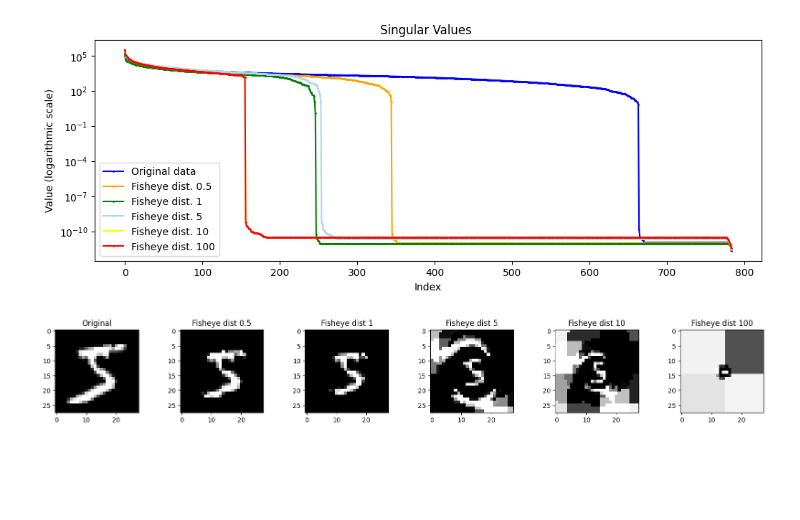
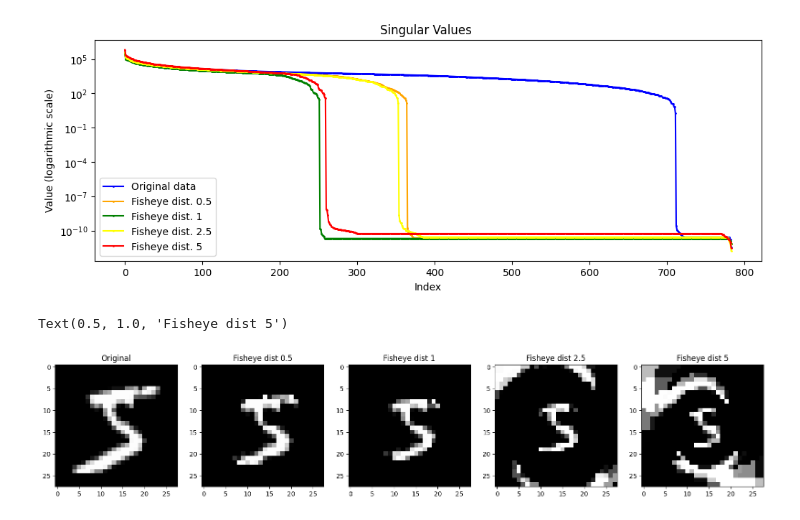
Before and after one commit to jlpercy/DimensionReductionMNIST, a Jupyter notebook: fisheye_transform.ipynb, the cells around one changed output. Cells and saved outputs as stored; diff of their text form; code cells hidden in the pictures; blank space fills up the shorter version.

Commit message:
finish up fisheye transform, add images

```diff
--- a/fisheye_transform.ipynb
+++ b/fisheye_transform.ipynb
@@ -10,8 +10,7 @@ import pandas as pd
 from scipy.ndimage import center_of_mass
 from math import sqrt
 # %%
-(images, _), (_, _) = mnist.load_data()
-images = images[:10000,]
+(images, labels), (_, _) = mnist.load_data()
 images.shape
 
 flattened_images = images.reshape(images.shape[0], -1)
@@ -48,10 +52,10 @@ def fish(image, distortion_coefficient):
     return new_image.astype(np.uint8)
 # %%
-def perform_fisheye_transform(data, distortion):
+def perform_fisheye_transform(data, distortion, invert=False):
     new_images = []
     for i in range(data.shape[0]):
-        image = images[i, :, :].reshape((28, 28))
-        new_images.append(fish(image, distortion))
+        image = data[i, :, :].reshape((28, 28))
+        new_images.append(fish(image, distortion, invert))
     return np.array(new_images)
 # %%
 fisheye_0_5 = perform_fisheye_transform(images, 0.5)
@@ -60,14 +64,11 @@ flattened_fisheye_0_5 = fisheye_0_5.reshape(fisheye_0_5.shape[0], -1)
 fisheye_1 = perform_fisheye_transform(images, 1)
 flattened_fisheye_1 = fisheye_1.reshape(fisheye_1.shape[0], -1)
 
+fisheye_2_5 = perform_fisheye_transform(images, 2.5)
+flattened_fisheye_2_5 = fisheye_2_5.reshape(fisheye_2_5.shape[0], -1)
+
 fisheye_5 = perform_fisheye_transform(images, 5)
 flattened_fisheye_5 = fisheye_5.reshape(fisheye_5.shape[0], -1)
-
-fisheye_10 = perform_fisheye_transform(images, 10)
-flattened_fisheye_10 = fisheye_10.reshape(fisheye_10.shape[0], -1)
-
-fisheye_100 = perform_fisheye_transform(images, 100)
-flattened_fisheye_100 = fisheye_10.reshape(fisheye_100.shape[0], -1)
 # %%
 U_orig, E_orig, V_t_orig = np.linalg.svd(flattened_images, full_matrices=False)
 
@@ -81,9 +81,8 @@ plt.figure(figsize=(12, 4))
 plt.plot(E_orig, marker='o', color="blue", markersize=1, label="Original data")
 plt.plot(E_fish_0_5, marker='o', color='orange', markersize=1, label="Fisheye dist. 0.5")
 plt.plot(E_fish_1, marker='o', color='green', markersize=1, label="Fisheye dist. 1")
-plt.plot(E_fish_5, marker='o', color='lightblue', markersize=1, label="Fisheye dist. 5")
-plt.plot(E_fish_10, marker='o', color='yellow', markersize=1, label="Fisheye dist. 10")
-plt.plot(E_fish_100, marker='o', color='red', markersize=1, label="Fisheye dist. 100")
+plt.plot(E_fish_2_5, marker='o', color='yellow', markersize=1, label="Fisheye dist. 2.5")
+plt.plot(E_fish_5, marker='o', color='red', markersize=1, label="Fisheye dist. 5")
 plt.title("Singular Values ")
 plt.xlabel("Index")
 plt.ylabel("Value (logarithmic scale)")
@@ -91,34 +90,29 @@ plt.yscale("log")
 plt.legend()
 plt.show()
 # %% [output]
-[figure, old version]
+[figure, new version]
 # %%
 plt.figure(figsize=(20, 10))
 
-plt.subplot(1, 6, 1)
+plt.subplot(1, 5, 1)
 plt.imshow(images[0], cmap='gray')
 plt.title('Original')
 
-plt.subplot(1, 6, 2)
+plt.subplot(1, 5, 2)
 plt.imshow(fisheye_0_5[0], cmap='gray')
 plt.title('Fisheye dist 0.5')
 
-plt.subplot(1, 6, 3)
+plt.subplot(1, 5, 3)
 plt.imshow(fisheye_1[0], cmap='gray')
 plt.title('Fisheye dist 1')
 
-plt.subplot(1, 6, 4)
+plt.subplot(1, 5, 4)
+plt.imshow(fisheye_2_5[0], cmap='gray')
+plt.title('Fisheye dist 2.5')
+
+plt.subplot(1, 5, 5)
 plt.imshow(fisheye_5[0], cmap='gray')
 plt.title('Fisheye dist 5')
-
-plt.subplot(1, 6, 5)
-plt.imshow(fisheye_10[0], cmap='gray')
-plt.title('Fisheye dist 10')
-plt.subplots_adjust(wspace=0.5)
-
-plt.subplot(1, 6, 6)
-plt.imshow(fisheye_100[0], cmap='gray')
-plt.title('Fisheye dist 100')
-plt.subplots_adjust(wspace=0.5)
 # %% [output]
+Text(0.5, 1.0, 'Fisheye dist 5')
-[figure, old version]
+[figure, new version]
```
Also changed, not shown: parts of 15 cells of this notebook, 23 other files.
